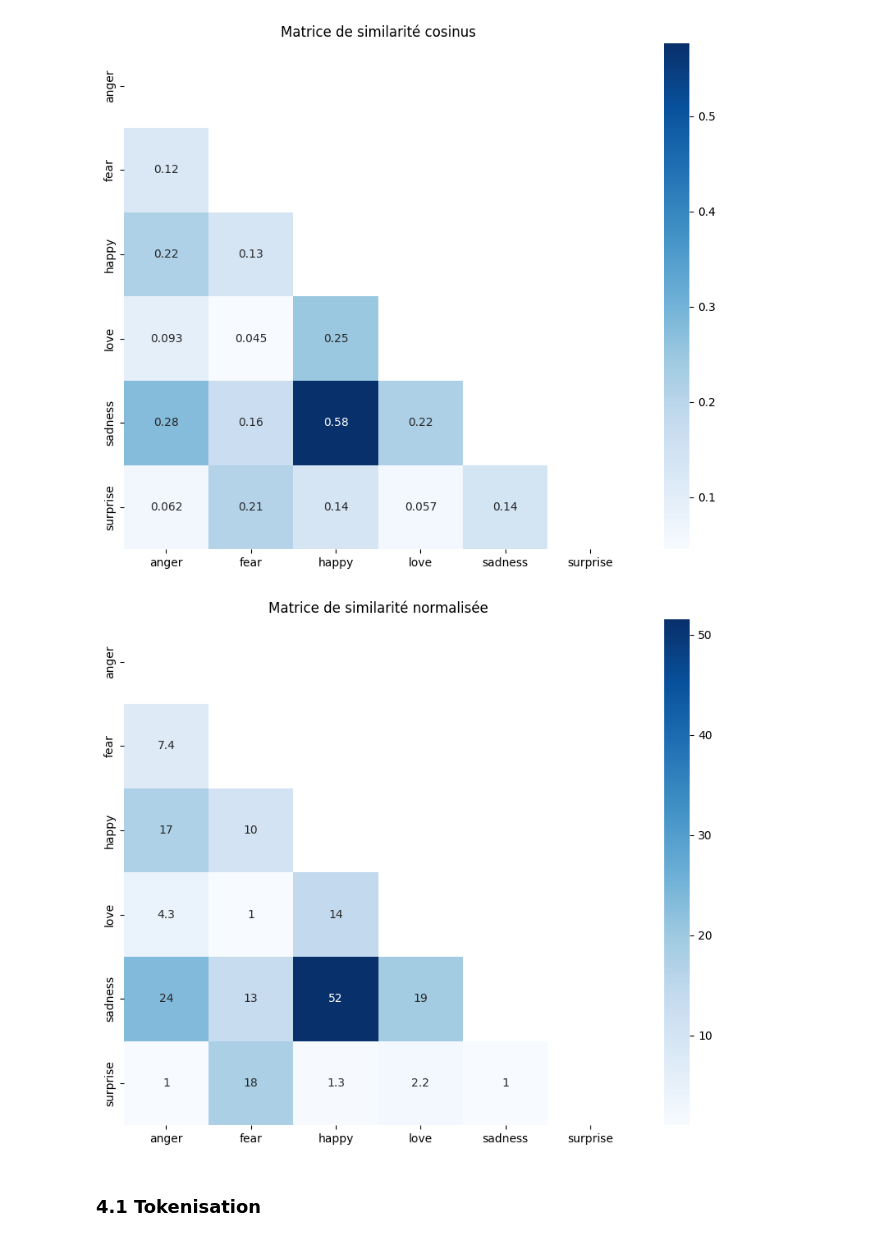
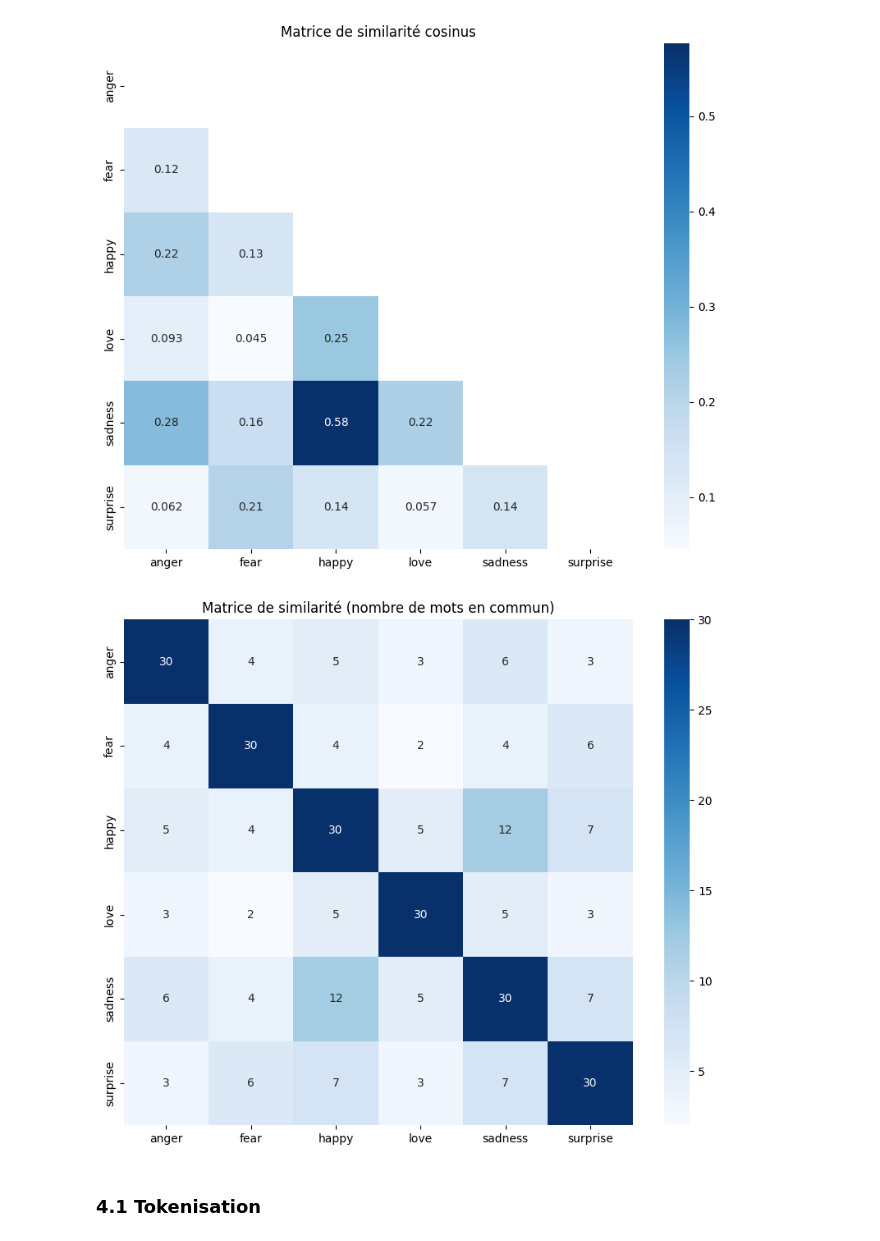
Before and after one commit to impejonathan/NLP, a Jupyter notebook: 1_analyse.ipynb, the cells around one changed output. Saved outputs shown, nothing was run; the diff lists cells and outputs as text; code cells hidden in the pictures.

```diff
--- a/1_analyse.ipynb
+++ b/1_analyse.ipynb
@@ -174,28 +174,37 @@ plt.show()
 # %% [output]
 [figure]
 # %%
-from sklearn.preprocessing import MinMaxScaler
+import numpy as np
 
-# Normaliser les valeurs de similarité entre 1 et 100
-scaler = MinMaxScaler(feature_range=(1, 100))
-similarity_matrix = scaler.fit_transform(similarity_matrix)
+def common_words_similarity(df):
+    similarity_matrix = np.zeros((len(df.columns), len(df.columns)))
+    for i, emotion1 in enumerate(df.columns):
+        for j, emotion2 in enumerate(df.columns):
+            words1 = set(df[df[emotion1] > 0].index)
+            words2 = set(df[df[emotion2] > 0].index)
+            common_words = words1 & words2
+            similarity_matrix[i, j] = len(common_words)
+    return similarity_matrix
+
+# Calculer la matrice de similarité en utilisant le nombre de mots en commun
+similarity_matrix = common_words_similarity(top_words_df)
 
 # Créer un DataFrame avec les étiquettes des émotions
 similarity_df = pd.DataFrame(similarity_matrix, index=top_words_df.columns, columns=top_words_df.columns)
 
 # Masquer la moitié supérieure de la matrice
 mask = np.triu(np.ones_like(similarity_df, dtype=bool))
 
 # Afficher la heatmap
 plt.figure(figsize=(10,8))
-ax = sns.heatmap(similarity_df, annot=True, cmap='Blues', mask=mask)
+ax = sns.heatmap(similarity_df, annot=True, cmap='Blues')
 
 # Ajouter un titre
-ax.set_title('Matrice de similarité normalisée')
+ax.set_title('Matrice de similarité (nombre de mots en commun)')
 
 plt.show()
 # %% [output]
-[figure, old version]
+[figure, new version]
 # %% [markdown]
 ### 4.1 Tokenisation
 # %%
```
Also changed, not shown: parts of 2 cells of this notebook, 7 other files.
